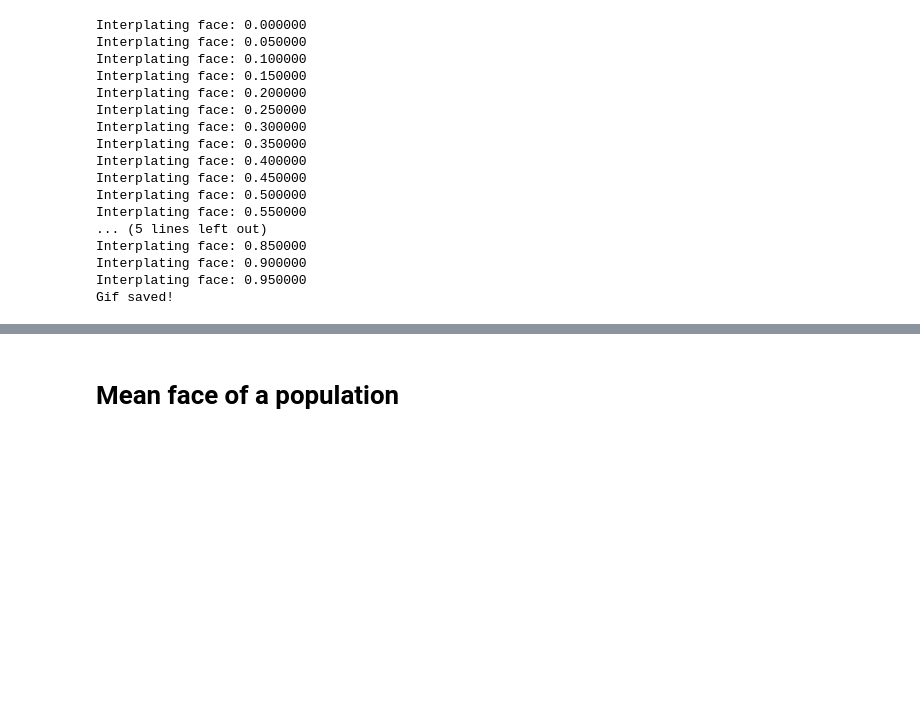
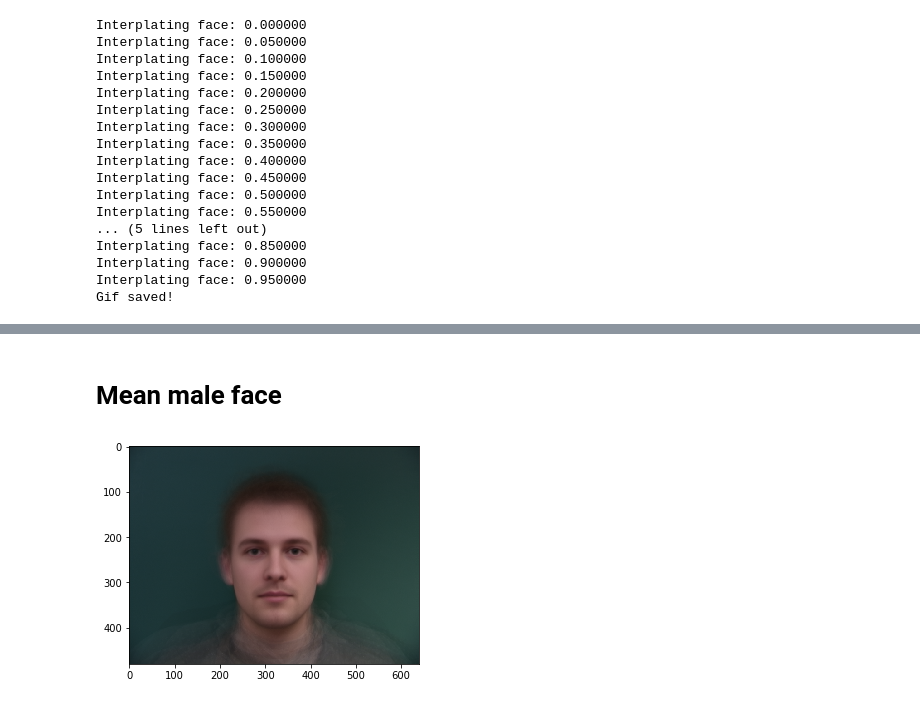
Before and after one commit to PascalPolygon/computer_graphics, a Jupyter notebook: Morphing_HW3/image_morphing.ipynb, the cells around one changed output, grey strips where cells are left out. Cells and saved outputs as stored; diff of their text form; code cells hidden in the pictures; blank space fills up the shorter version.

Commit message:
Completed mean face of a population

```diff
--- a/Morphing_HW3/image_morphing.ipynb
+++ b/Morphing_HW3/image_morphing.ipynb
@@ -116,2 +147,18 @@ Gif saved!
 # %% [markdown]
-# Mean face of a population
+# Mean male face
+# %%
+N = 33
+m_faces = []
+avg_m_img = np.zeros((480, 640, 4))
+imgs = glob.glob("./meanFace_results/*.jpg")
+for i in imgs:
+    new_face = plt.imread(i)
+    new_face = np.dot(new_face, 1/33)
+    avg_m_img += new_face
+    # plt.imshow(avg_m_img.astype(np.uint8))
+    # plt.show()
+
+plt.imshow(avg_m_img.astype(np.uint8))
+plt.show()
+# %% [output]
+[figure, added]
```
Also changed, not shown: parts of 9 cells of this notebook, 54 other files.
